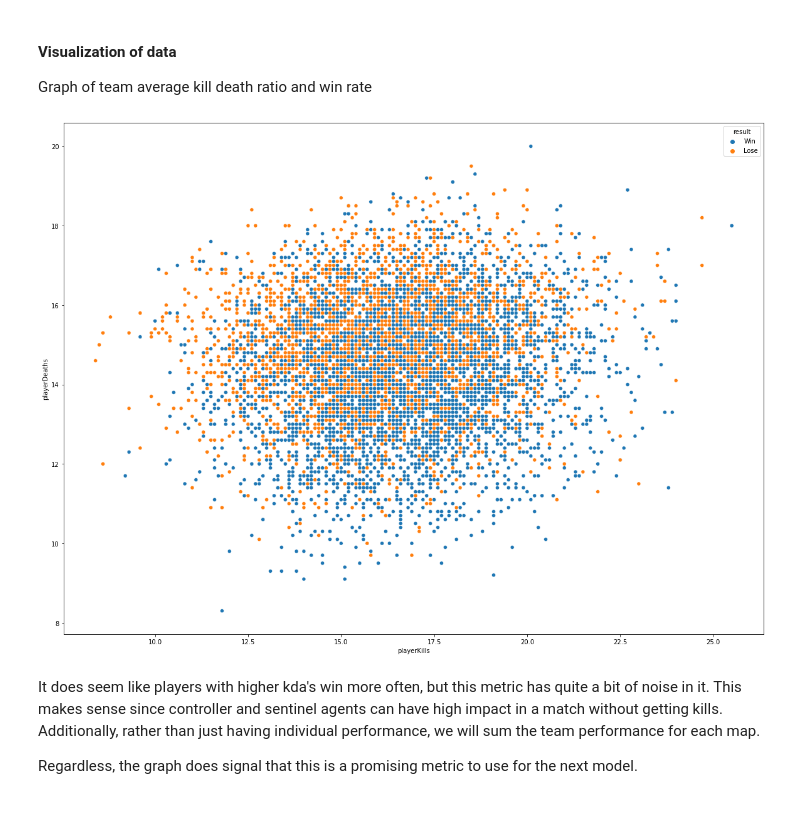
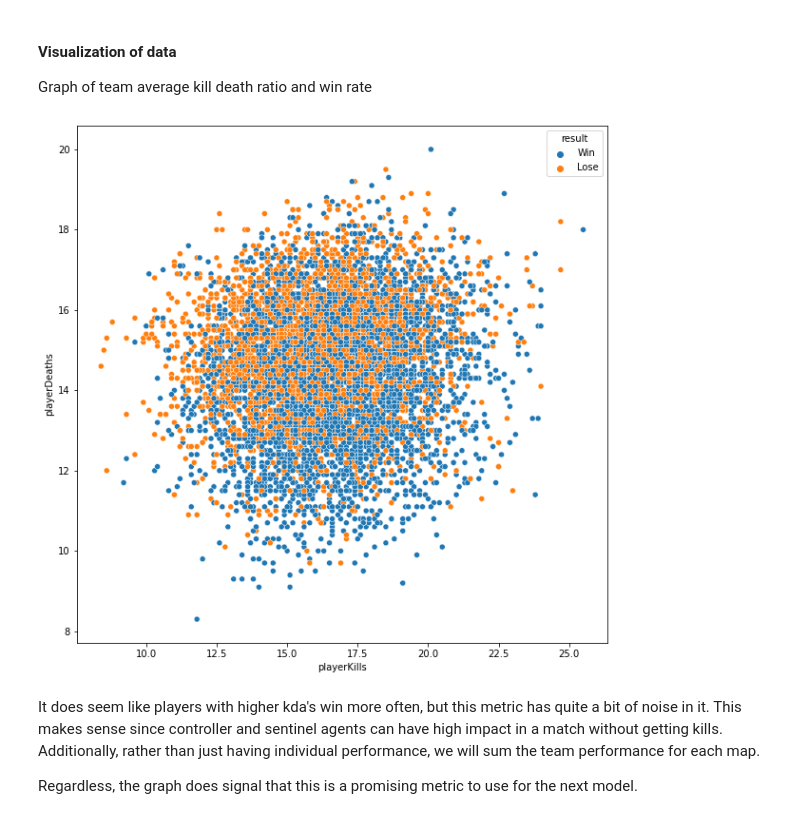
Before and after one commit to timothyliutl/ValorantData, a Jupyter notebook: valorantstats.ipynb, the cells around one changed output. Saved outputs shown, nothing was run; the diff lists cells and outputs as text; code cells hidden in the pictures.

```diff
--- a/valorantstats.ipynb
+++ b/valorantstats.ipynb
@@ -85,10 +85,10 @@ newData
 
 Graph of team average kill death ratio and win rate
 # %%
-plt.figure(figsize=(20,15))
+plt.figure(figsize=(10,10))
 plot = sns.scatterplot(data=newData[newData['playerAgent']=='raze'], x="playerKills", y='playerDeaths', hue="result")
 # %% [output]
-[figure, old version]
+[figure, new version]
 # %% [markdown]
 It does seem like players with higher kda's win more often, but this metric has quite a bit of noise in it. This makes sense since controller and sentinel agents can have high impact in a match without getting kills. Additionally, rather than just having individual performance, we will sum the team performance for each map.
 
```
Also changed, not shown: parts of 7 cells of this notebook, 2 other files.
